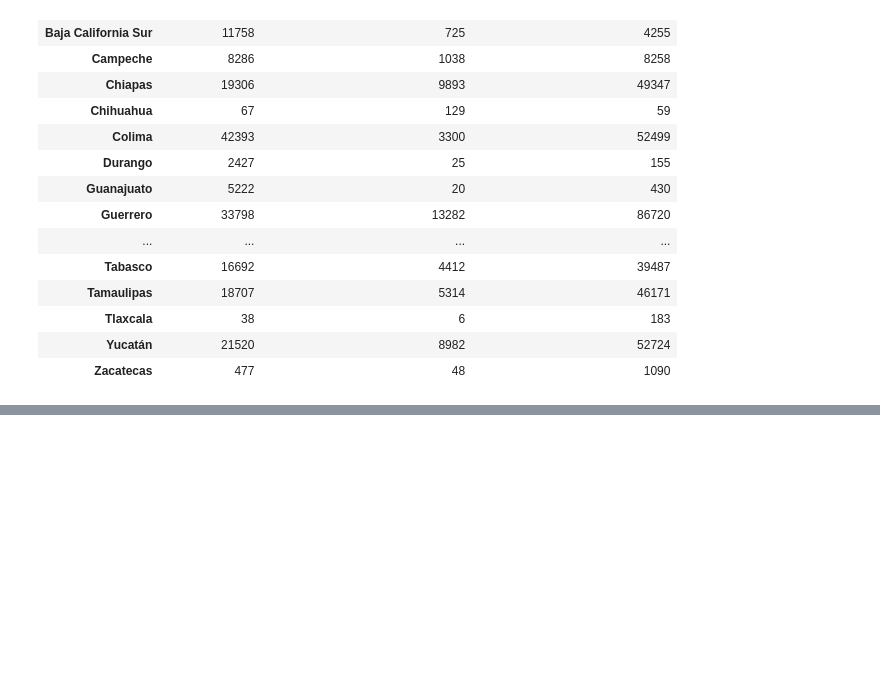
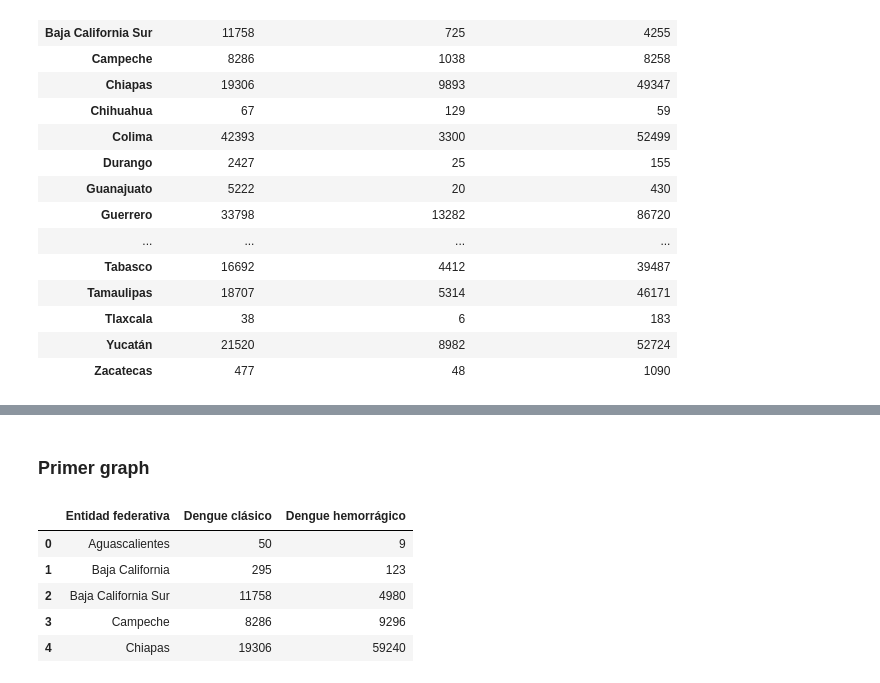
Before and after one commit to pcorner10/denguetemp2022, a Jupyter notebook: dengueTemperatura.ipynb, the cells around one changed output, grey strips where cells are left out. Saved outputs shown, nothing was run; the diff lists cells and outputs as text; code cells hidden in the pictures; blank space fills up the shorter version.

```diff
--- a/dengueTemperatura.ipynb
+++ b/dengueTemperatura.ipynb
@@ -460,0 +477,2 @@ df.groupby("estado").agg({
+# %% [markdown]
+### Primer graph
@@ -460,0 +481,13 @@ df.groupby("estado").agg({
+# %%
+df1_graph1 = df.groupby(["Entidad federativa"], as_index=False).agg({
+    "Dengue clásico":"sum",
+    "Dengue hemorrágico":"sum"
+})
+df1_graph1.head()
+# %% [output]
+|  | Entidad federativa | Dengue clásico | Dengue hemorrágico |
+| 0 | Aguascalientes | 50 | 9 |
+| 1 | Baja California | 295 | 123 |
+| 2 | Baja California Sur | 11758 | 4980 |
+| 3 | Campeche | 8286 | 9296 |
+| 4 | Chiapas | 19306 | 59240 |
```
Also changed, not shown: parts of 6 cells of this notebook.
